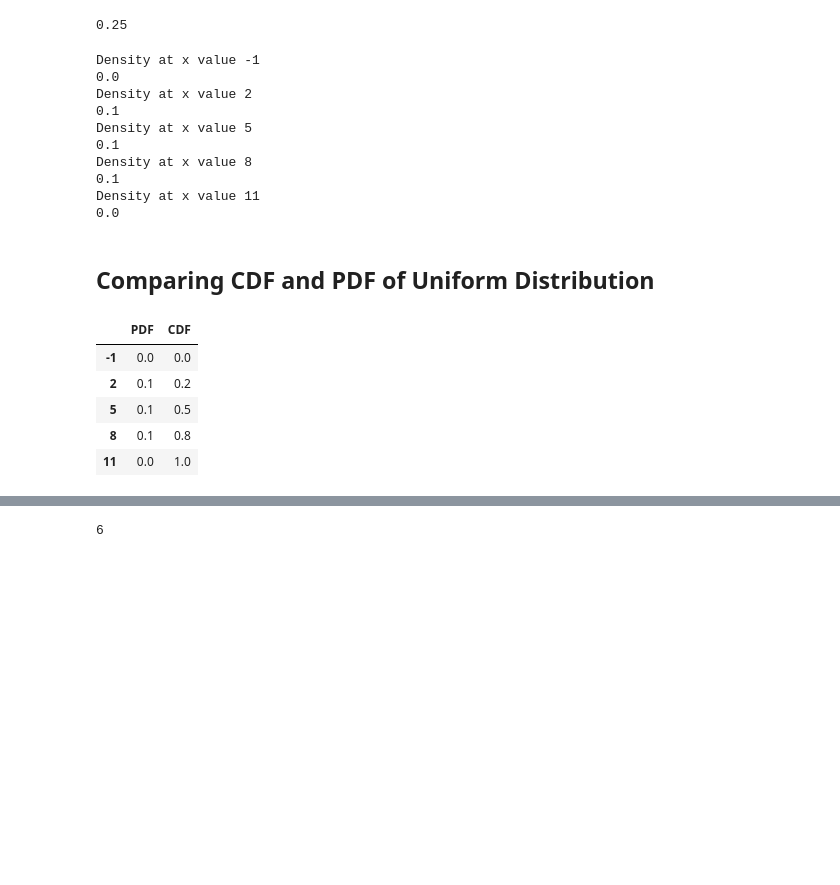
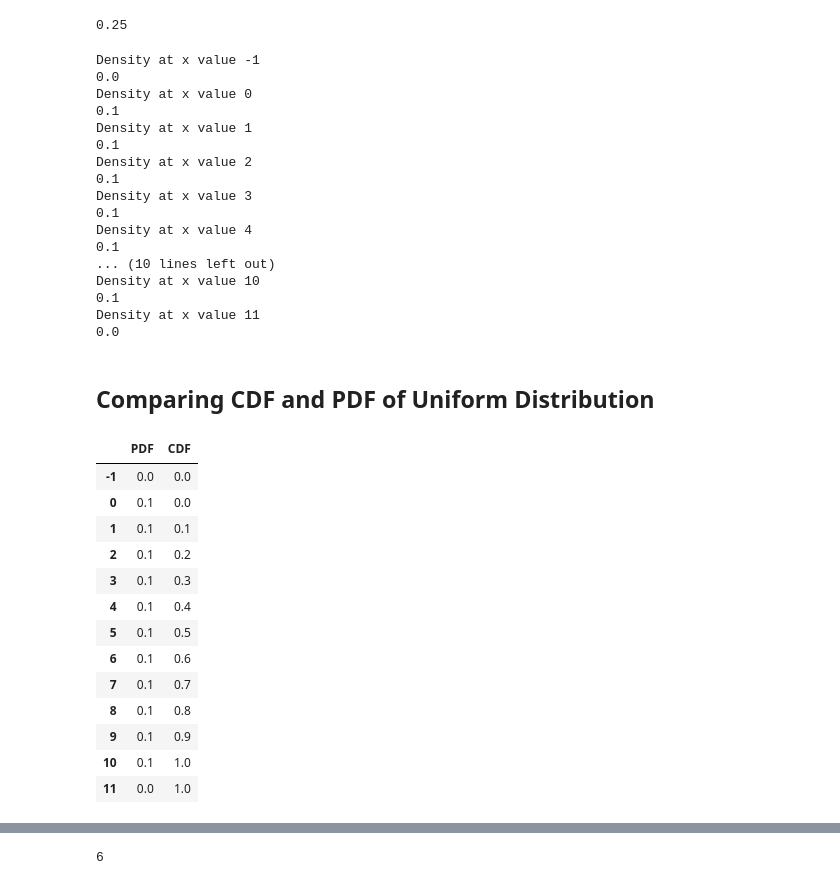
Before and after one commit to menonkrishna57/RPET, a Jupyter notebook: EXP2_RPET.ipynb, the cells around one changed output, grey strips where cells are left out. Cells and saved outputs as stored; diff of their text form; code cells hidden in the pictures; blank space fills up the shorter version.

```diff
--- a/EXP2_RPET.ipynb
+++ b/EXP2_RPET.ipynb
@@ -24,17 +24,24 @@ stats.uniform.cdf(
 # %% [output]
 0.25
 # %%
-for x in range(-1,12,3):
+for x in range(-1,12):
     print("Density at x value " +str(x))
     print(stats.uniform.pdf(x,loc=0,scale=10))
 # %% [output]
 Density at x value -1
 0.0
+Density at x value 0
+0.1
+Density at x value 1
+0.1
 Density at x value 2
 0.1
-Density at x value 5
+Density at x value 3
 0.1
-Density at x value 8
+Density at x value 4
+0.1
+... (10 lines left out)
+Density at x value 10
 0.1
 Density at x value 11
 0.0
@@ -43,14 +50,22 @@ Density at x value 11
 # %%
 mycdf=[]
 mypdf=[]
-for x in range(-1,12,3):
+for x in range(-1,12):
   mypdf.append(stats.uniform.pdf(x,loc=0,scale=10))
   mycdf.append(stats.uniform.cdf(x,loc=0,scale=10))
-pd.DataFrame({"PDF":mypdf,"CDF":mycdf},index=range(-1,12,3))
+pd.DataFrame({"PDF":mypdf,"CDF":mycdf},index=range(-1,12))
 # %% [output]
 |  | PDF | CDF |
 | -1 | 0.0 | 0.0 |
+| 0 | 0.1 | 0.0 |
+| 1 | 0.1 | 0.1 |
 | 2 | 0.1 | 0.2 |
+| 3 | 0.1 | 0.3 |
+| 4 | 0.1 | 0.4 |
 | 5 | 0.1 | 0.5 |
+| 6 | 0.1 | 0.6 |
+| 7 | 0.1 | 0.7 |
 | 8 | 0.1 | 0.8 |
+| 9 | 0.1 | 0.9 |
+| 10 | 0.1 | 1.0 |
 | 11 | 0.0 | 1.0 |
```
Also changed, not shown: parts of 1 cell of this notebook.
